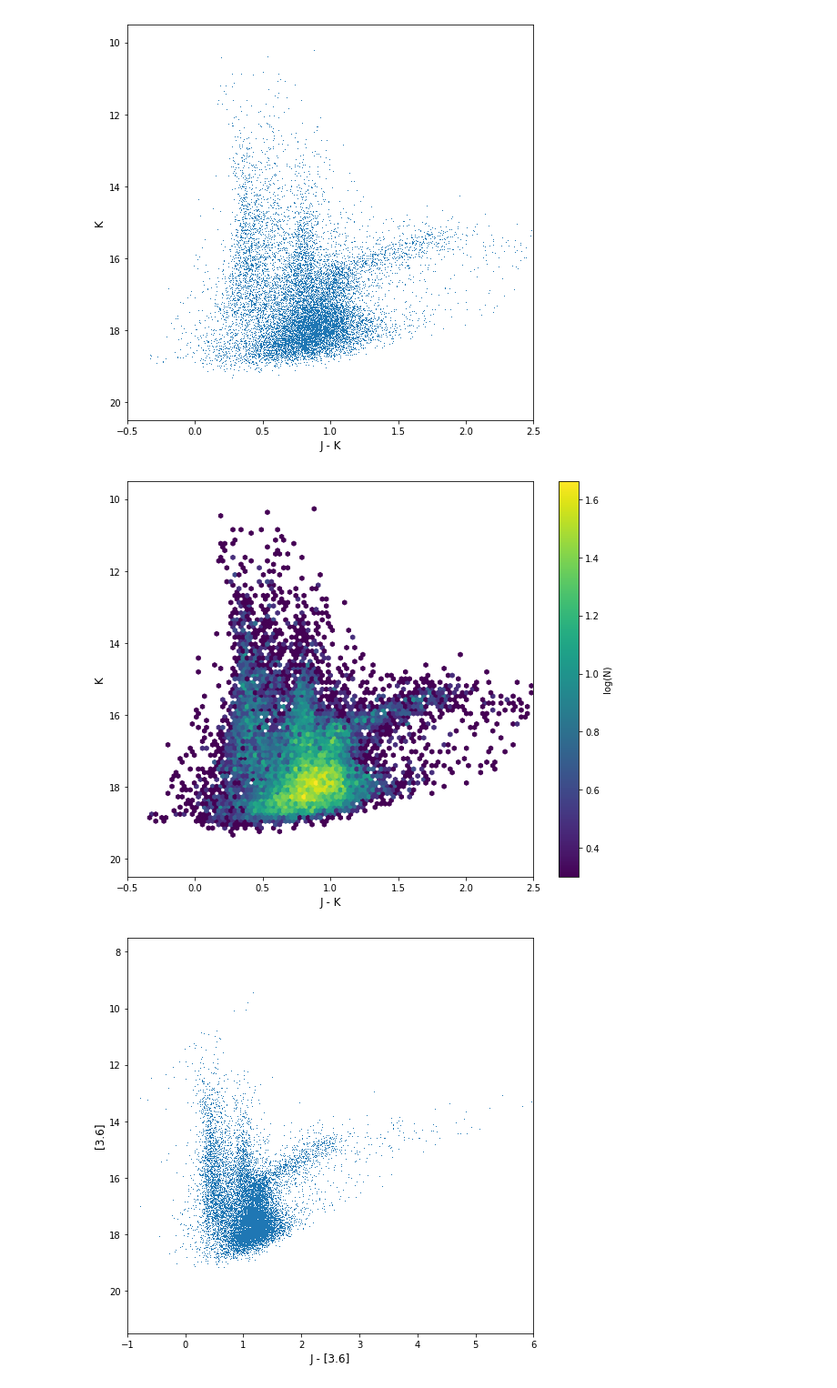
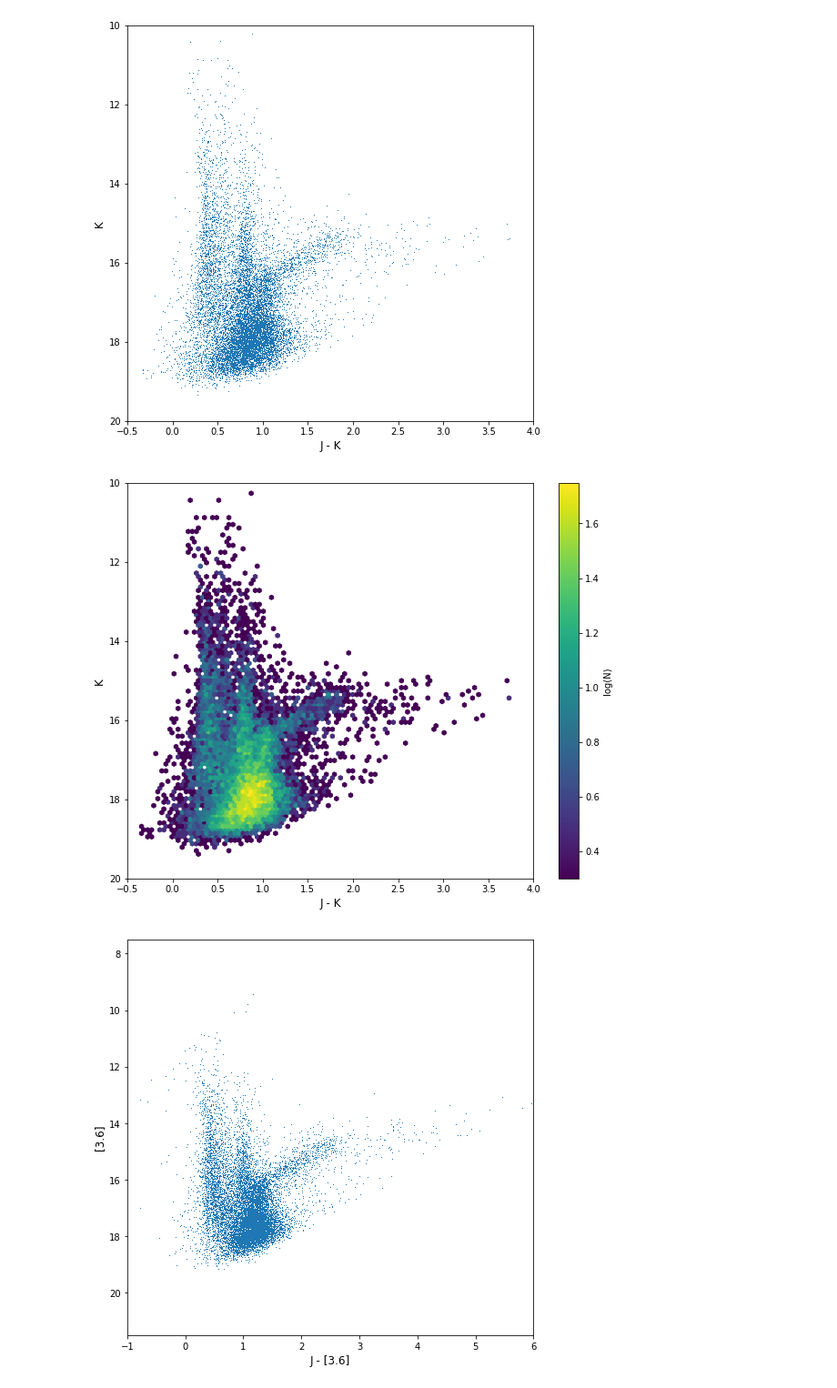
Before and after one commit to alechirschauer/NGC6822, a Jupyter notebook: CMD_19Sep2018.ipynb, the cells around one changed output. Shown at 91% size. Drawn from its saved outputs; the diff is of its cells as text; code cells hidden in the pictures.

```diff
--- a/CMD_19Sep2018.ipynb
+++ b/CMD_19Sep2018.ipynb
@@ -51,26 +55,26 @@ filter_phot_data = phot_data
 # %%
 # K vs J-K
 #
 plt.figure(figsize=(8,8))
 plt.plot(filter_phot_data.jMINUSk,filter_phot_data.Kmag,',')
-plt.xlim(-0.5, 2.5)
-plt.ylim(20.5, 9.5)
+plt.xlim(-0.5, 4.0)
+plt.ylim(20.0, 10.0)
 plt.xlabel('J - K', size=12)
 plt.ylabel('K', size=12)
 #plt.savefig('K_vs_J-K_plot.pdf')
 #
 fig, ax1 = plt.subplots(1, 1, figsize=(10, 8))
-plt.xlim(-0.5, 2.5)
-plt.ylim(20.5, 9.5)
+plt.xlim(-0.5, 4.0)
+plt.ylim(20.0, 10.0)
 im1 = ax1.hexbin(filter_phot_data.jMINUSk, filter_phot_data.Kmag, bins='log', cmap=plt.cm.viridis,
-               mincnt=1, extent=(-0.5, 2.5, 20.5, 9.5))
+               mincnt=1, extent=(-0.5, 4.0, 20.0, 10.0))
 ax1.set_xlabel('J - K', size=12)
 ax1.set_ylabel('K', size=12)
 cb = plt.colorbar(im1, label='log(N)')
 #plt.savefig('K_vs_J-K_hist.pdf')
 # %% [output]
-[figure, old version]
+[figure, new version]
-[figure, old version]
+[figure, new version]
 # %%
 # [3.6] vs J-[3.6]
 #
```
Also changed, not shown: parts of 3 cells of this notebook.
